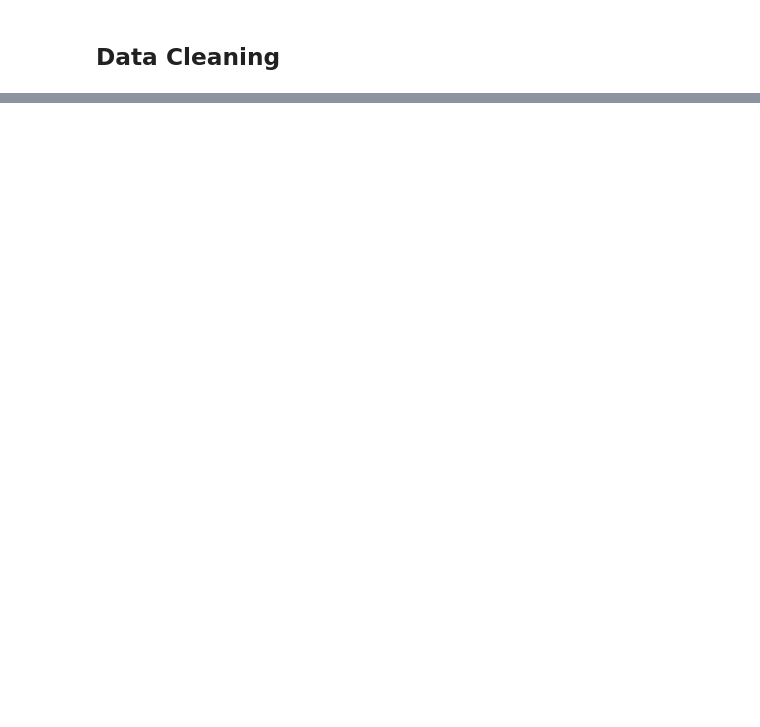
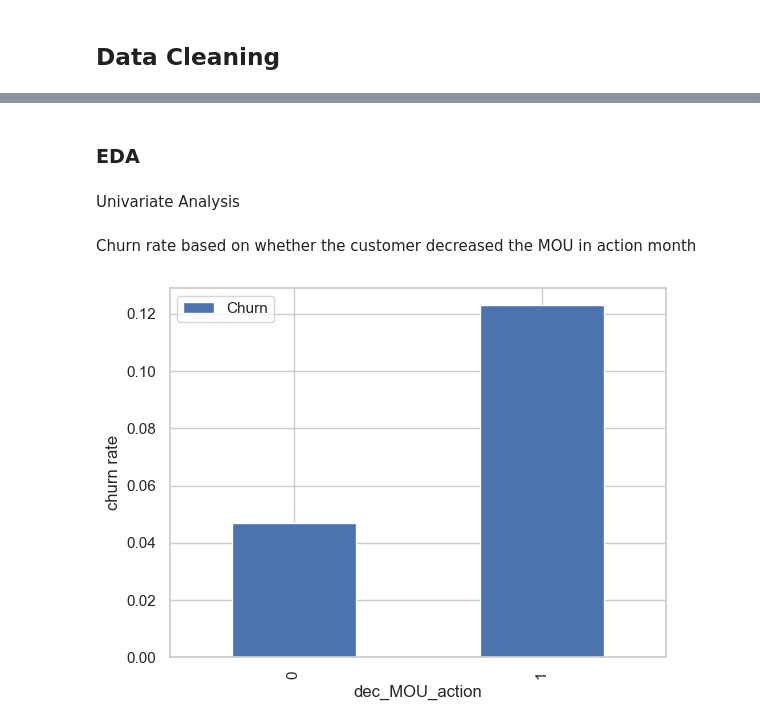
Before and after one commit to theankitasri/telecom_churn_5_mar, a Jupyter notebook: Telecom_Churn_Case_Study_5_Mar_2024.ipynb, the cells around one changed output, grey strips where cells are left out. Drawn from its saved outputs; the diff is of its cells as text; code cells hidden in the pictures; blank space fills up the shorter version.

```diff
--- a/Telecom_Churn_Case_Study_5_Mar_2024.ipynb
+++ b/Telecom_Churn_Case_Study_5_Mar_2024.ipynb
@@ -698,0 +563,3 @@ plt.show()
+# %%
+# Checking if recharge amount has decreased in action phase, 1=Yes, 0=No
+new_DF['dec_rech_amt_action'] = np.where((new_DF['diff_rech_amt'] < 0), 1, 0)
@@ -698,0 +579,12 @@ plt.show()
+# %%
+# Total mou at good phase incoming and outgoing
+new_DF['total_mou_good'] = (new_DF['total_og_mou_6'] + new_DF['total_ic_mou_6'])
+# Avg. mou at action phase
+# We are taking average because there are two months(7 and 8) in action phase
+new_DF['avg_mou_action'] = (new_DF['total_og_mou_7'] + new_DF['total_og_mou_8'] + new_DF['total_ic_mou_7'] + new_DF['total_ic_mou_8'])/2
+
+# Difference avg_mou_good and avg_mou_action
+new_DF['diff_mou'] = new_DF['avg_mou_action'] - new_DF['total_mou_good']
+# %%
+# Checking whether the mou has decreased in action phase, 1=Yes, 0=No
+new_DF['dec_MOU_action'] = np.where((new_DF['diff_mou'] < 0), 1, 0)
@@ -698,0 +600,15 @@ plt.show()
+# %% [markdown]
+### EDA
+# %% [markdown]
+Univariate Analysis
+# %% [markdown]
+Churn rate based on whether the customer decreased the MOU in action month
+# %%
+# Converting churn column to integer, to do aggfunc in the pivot table
+new_DF['Churn'] = new_DF['Churn'].astype('int64')
+# %%
+new_DF.pivot_table(values='Churn', index='dec_MOU_action', aggfunc='mean').plot.bar()
+plt.ylabel('churn rate')
+plt.show()
+# %% [output]
+[figure, added]
```
Also changed, not shown: parts of 348 cells of this notebook.
